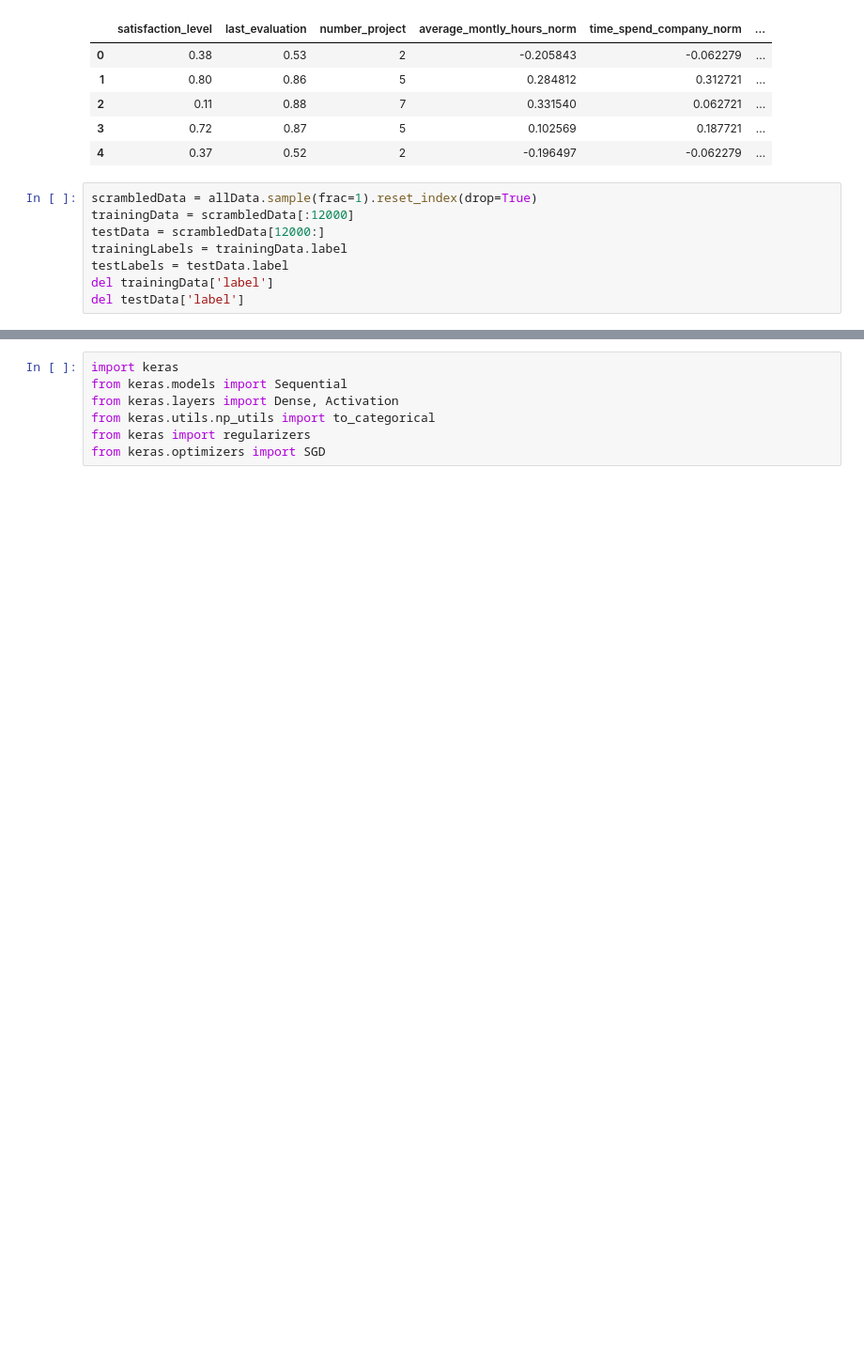
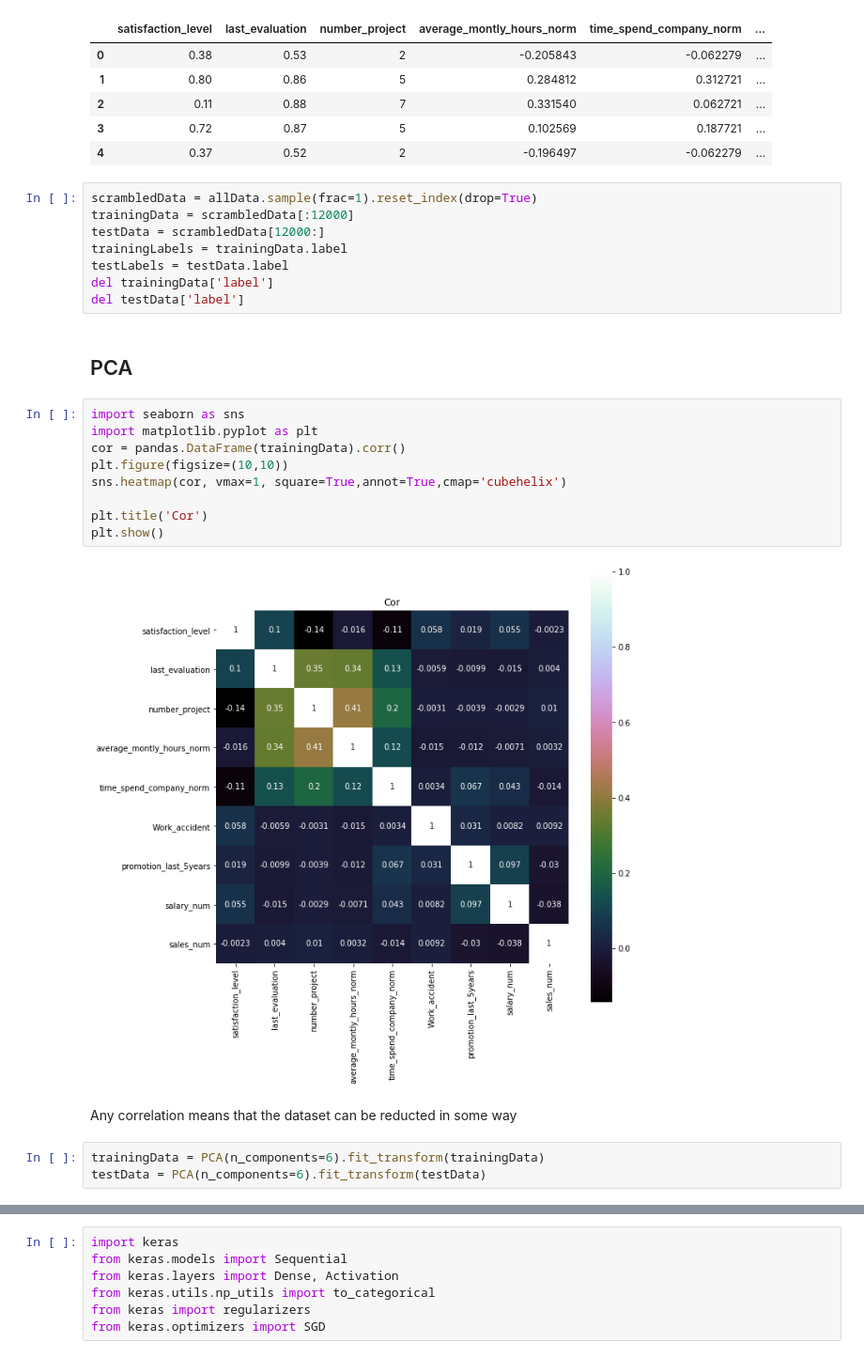
Before and after one commit to jhd/HR-DS, a Jupyter notebook: hr-ds.ipynb, the cells around one changed output, grey strips where cells are left out. Shown at 94% size. Cells and saved outputs as stored; diff of their text form; blank space fills up the shorter version.

```diff
--- a/hr-ds.ipynb
+++ b/hr-ds.ipynb
@@ -27,3 +29,21 @@ trainingLabels = trainingData.label
 testLabels = testData.label
 del trainingData['label']
 del testData['label']
+# %% [markdown]
+## PCA
+# %%
+import seaborn as sns
+import matplotlib.pyplot as plt
+cor = pandas.DataFrame(trainingData).corr()
+plt.figure(figsize=(10,10))
+sns.heatmap(cor, vmax=1, square=True,annot=True,cmap='cubehelix')
+
+plt.title('Cor')
+plt.show()
+# %% [output]
+[figure, added]
+# %% [markdown]
+Any correlation means that the dataset can be reducted in some way
+# %%
+trainingData = PCA(n_components=6).fit_transform(trainingData)
+testData = PCA(n_components=6).fit_transform(testData)
```
Also changed, not shown: parts of 10 cells of this notebook, 1 other file.
